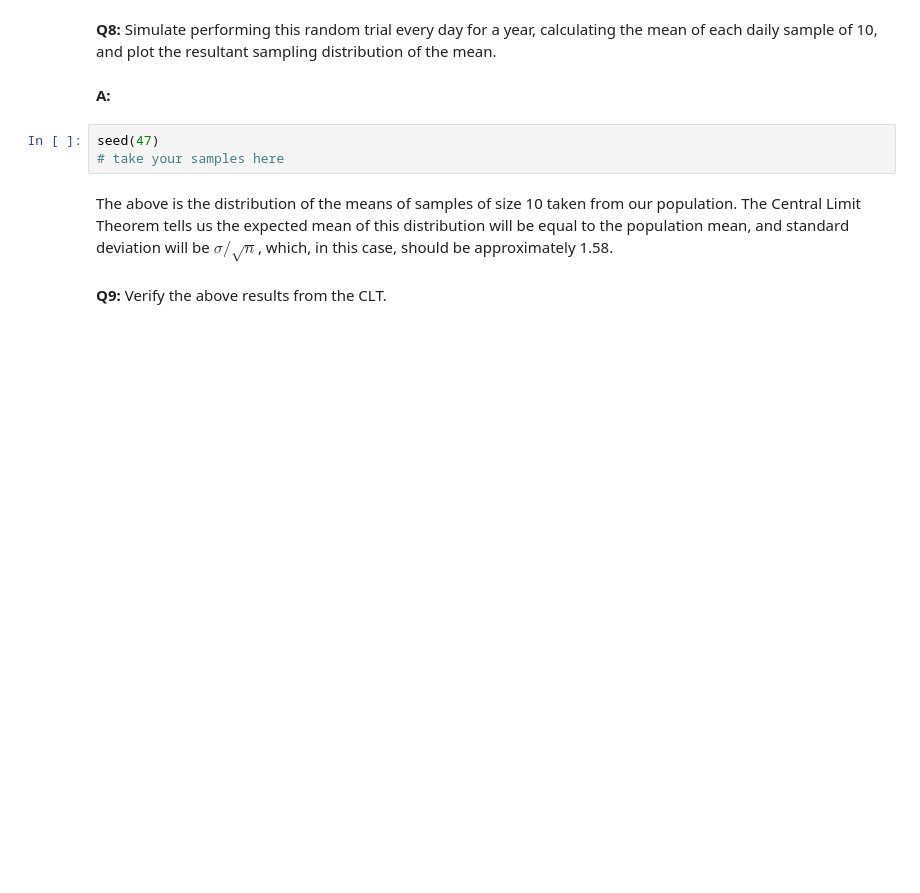
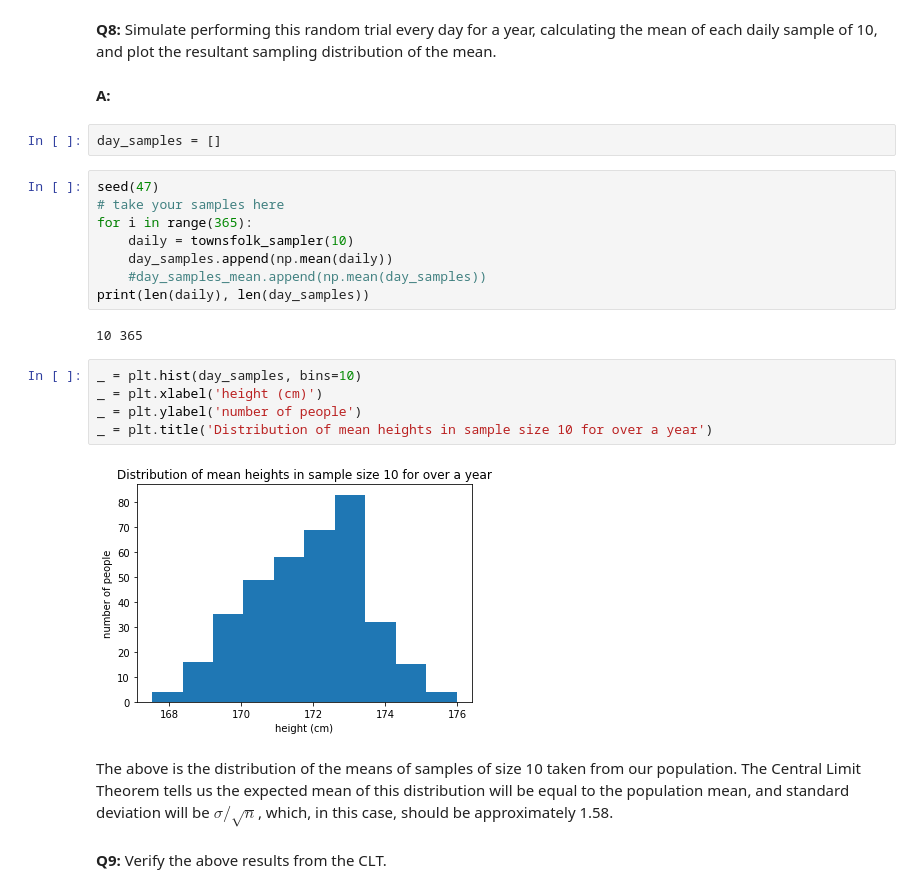
Before and after one commit to shai1esh03/ML-Algorithms-Projects, a Jupyter notebook: Frequentist Case Study/Frequentist Inference Case Study - Part A (3).ipynb, the cells around one changed output. Saved outputs shown, nothing was run; the diff lists cells and outputs as text; blank space fills up the shorter version.

```diff
--- a/Frequentist Case Study/Frequentist Inference Case Study - Part A (3).ipynb
+++ b/Frequentist Case Study/Frequentist Inference Case Study - Part A (3).ipynb
@@ -190,9 +194,25 @@ np.mean(daily_sample2)
 __Q8:__ Simulate performing this random trial every day for a year, calculating the mean of each daily sample of 10, and plot the resultant sampling distribution of the mean.
 # %% [markdown]
 __A:__
-# %%
-seed(47)
-# take your samples here
+# %%
+day_samples = []
+# %%
+seed(47)
+# take your samples here
+for i in range(365):
+    daily = townsfolk_sampler(10)
+    day_samples.append(np.mean(daily))
+    #day_samples_mean.append(np.mean(day_samples))
+print(len(daily), len(day_samples))
+# %% [output]
+10 365
+# %%
+_ = plt.hist(day_samples, bins=10)
+_ = plt.xlabel('height (cm)')
+_ = plt.ylabel('number of people')
+_ = plt.title('Distribution of mean heights in sample size 10 for over a year')
+# %% [output]
+[figure, added]
 # %% [markdown]
 The above is the distribution of the means of samples of size 10 taken from our population. The Central Limit Theorem tells us the expected mean of this distribution will be equal to the population mean, and standard deviation will be $\sigma / \sqrt n$, which, in this case, should be approximately 1.58.
 # %% [markdown]
```
Also changed, not shown: parts of 16 cells of this notebook, 1 other file.
